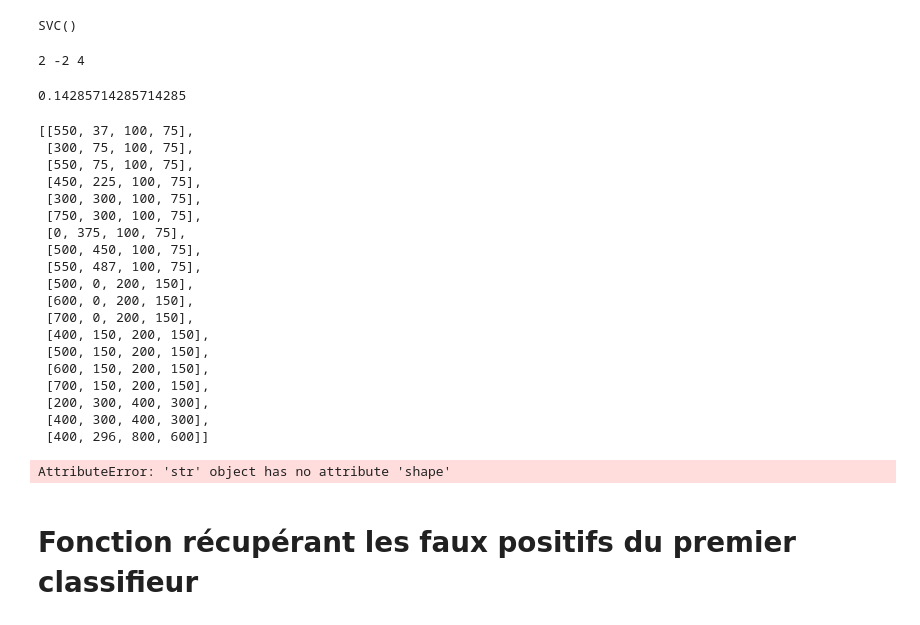
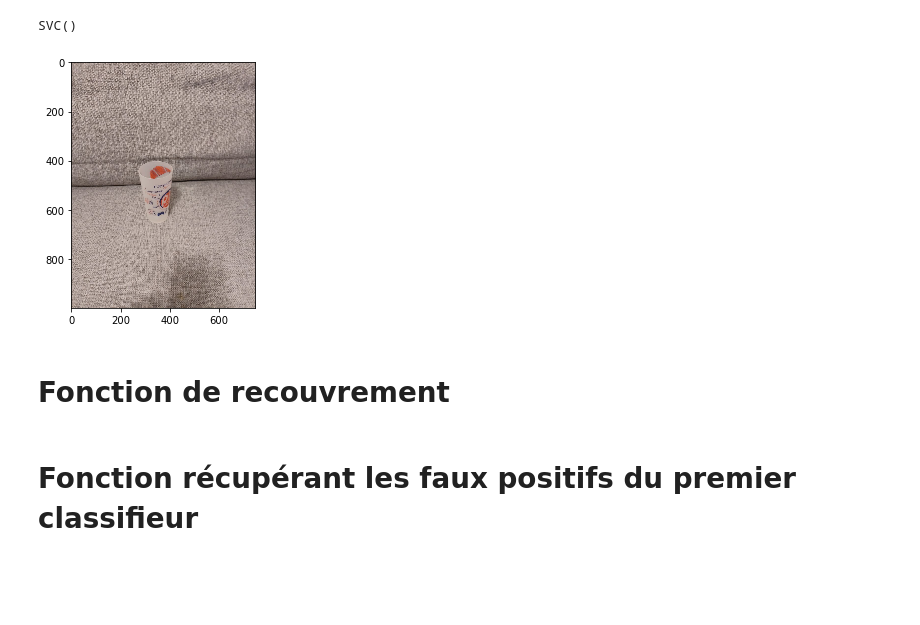
Before and after one commit to orhanelahneche/projet_ecocup, a Jupyter notebook: Projet.ipynb, the cells around one changed output. Drawn from its saved outputs; the diff is of its cells as text; code cells hidden in the pictures; blank space fills up the shorter version.

Commit message:
Nouvelle fenêtre glissante et NMS

```diff
--- a/Projet.ipynb
+++ b/Projet.ipynb
@@ -129,7 +121,7 @@ def texture_non_plane(img):
     return (np.max(edges) > 0.2)
 
 
-
+#la largeur et la hauteur ont été inversé ==> à échanger
 def fenetre_glissante(image,clf):
     img = rgb2gray(image)
     pos_result = []
@@ -143,10 +135,10 @@ def fenetre_glissante(image,clf):
                 fenetre = img[coin_j:(coin_j + l), coin_i:(coin_i + h)]
                 fenetre1 = resize(fenetre, (50,50), anti_aliasing=True)
                 I = hog(fenetre1)
-                plt.imsave(os.path.join('first_try/neg',str(inter)+str(i)+str(j)+'.jpg'), fenetre)
+                #plt.imsave(os.path.join('first_try/neg',str(inter)+str(i)+str(j)+'.jpg'), fenetre)
                 if (clf.predict([I]) == 1):
                     pos_result.append([coin_j*pow(2,inter), coin_i*pow(2,inter), l*pow(2,inter), h*pow(2,inter)])
-                    plt.imsave(os.path.join('first_try/pos',str(inter)+str(i)+str(j)+'.jpg'), fenetre)
+                    #plt.imsave(os.path.join('first_try/pos',str(inter)+str(i)+str(j)+'.jpg'), fenetre)
         img = resize(img, (img.shape[0]//2, img.shape[1]//2), anti_aliasing=True)
     return pos_result
 #essayer avec findcontour et drawcontour
@@ -174,0 +147,33 @@ io.imshow(liste[340])
+# %%
+def fenetre_glissante(image,clf):
+    img = rgb2gray(image)
+    pos_result = []
+
+    id = 0
+
+    min_shape = min(img.shape[0], img.shape[1])
+    c = int((min_shape+1)//8)
+
+    for inter in range(4):
+
+        for i in range(0,2*(img.shape[0]+1)//c):
+            for j in range(0,2*(img.shape[1]+1)//c):
+                coin_i = c*i//2
+                coin_j = c*j//2
+                fenetre = img[coin_i:(coin_i + c), coin_j:(coin_j + c)]
+                fenetre1 = resize(fenetre, (50,50), anti_aliasing=True)
+                I = hog(fenetre1)
+                plt.imsave(os.path.join('first_try/neg',str(inter)+str(i)+str(j)+'.jpg'), fenetre)
+                predict = clf.decision_function([I])
+                if (predict >= 0):
+                    pos_result.append([coin_i*pow(2,inter), coin_j*pow(2,inter), c*pow(2,inter),c*pow(2,inter), predict[0], id])
+                    id = id + 1;
+                    plt.imsave(os.path.join('first_try/pos',str(inter)+str(coin_i*pow(2,inter))+str(coin_j*pow(2,inter))+'.jpg'), fenetre)
+
+        img = resize(img, (img.shape[0]//2, img.shape[1]//2), anti_aliasing=True)
+
+    #le 0.5 est à discuter on pourrait faire le pari de le descendre bien plus
+    pos_result = filtre_nms(pos_result, 0.5)
+
+    return pos_result
+#essayer avec findcontour et drawcontour
@@ -208,7 +235,7 @@ from sklearn import svm
 from skimage.feature import hog
 from skimage.color import rgb2gray
 
-X_train = np.zeros((5670,1296))
+X_train = np.zeros((6411,1296))
 i=0
 taille_doss=5670
 
@@ -244,11 +271,16 @@ clf.fit(X_train, y_train)
 SVC()
 # %%
 path = "train\images\pos"
-img = io.imread(os.path.join(path,'grallthi_pos_004.jpg'))
+img = io.imread(os.path.join(path,'andrerom_pos_010.jpg'))
 #h,I = hog(rgb2gray(img), visualize=True)
+io.imshow(img)
 pos = fenetre_glissante(img,clf)
 
 #clf.predict([I.flatten()])
+# %% [output]
+[figure, added]
+# %% [markdown]
+# Fonction de recouvrement
 # %%
 def IoU(i1,j1,h1,l1,i2,j2,h2,l2):
     hgi = max(i1,i2)
@@ -265,33 +300,2 @@ def IoU(i1,j1,h1,l1,i2,j2,h2,l2):
 
     return(airec/(aire1+aire2-airec))
-# %%
-IoU(0,2,4,4,2,4,4,4)
-# %% [output]
-2 -2 4
-0.14285714285714285
-# %%
-pos
-# %% [output]
-[[550, 37, 100, 75],
- [300, 75, 100, 75],
- [550, 75, 100, 75],
- [450, 225, 100, 75],
- [300, 300, 100, 75],
- [750, 300, 100, 75],
- [0, 375, 100, 75],
- [500, 450, 100, 75],
- [550, 487, 100, 75],
- [500, 0, 200, 150],
- [600, 0, 200, 150],
- [700, 0, 200, 150],
- [400, 150, 200, 150],
- [500, 150, 200, 150],
- [600, 150, 200, 150],
- [700, 150, 200, 150],
- [200, 300, 400, 300],
- [400, 300, 400, 300],
- [400, 296, 800, 600]]
-# %%
-img.shape
-# %% [output]
-AttributeError: 'str' object has no attribute 'shape'
```
Also changed, not shown: parts of 12 cells of this notebook.
